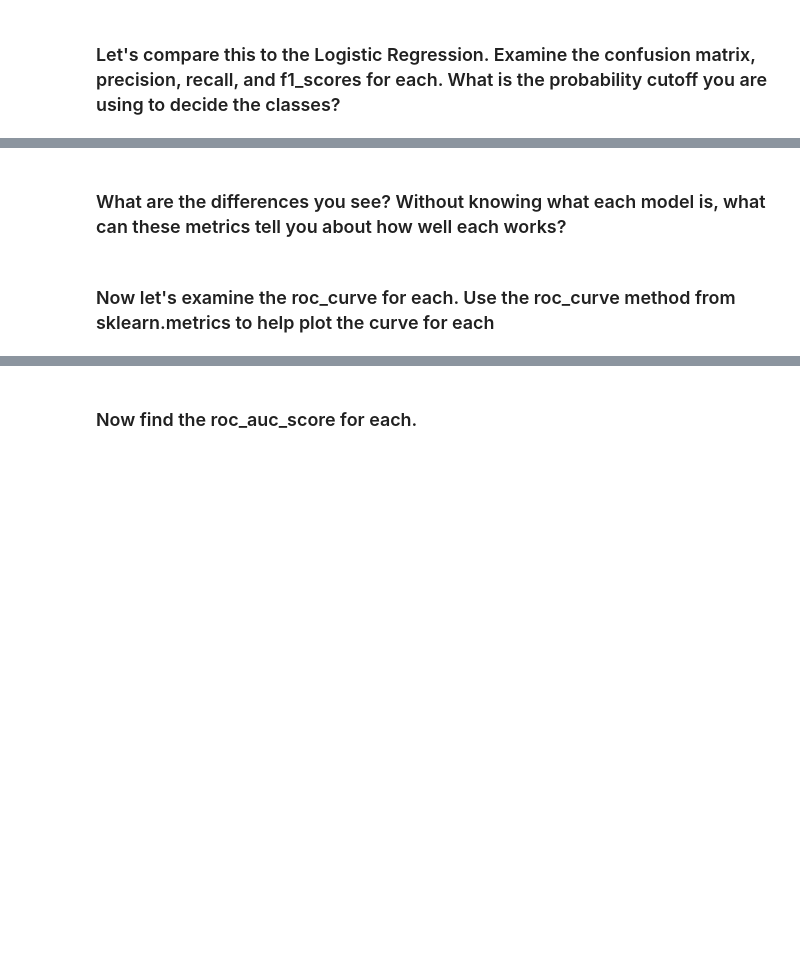
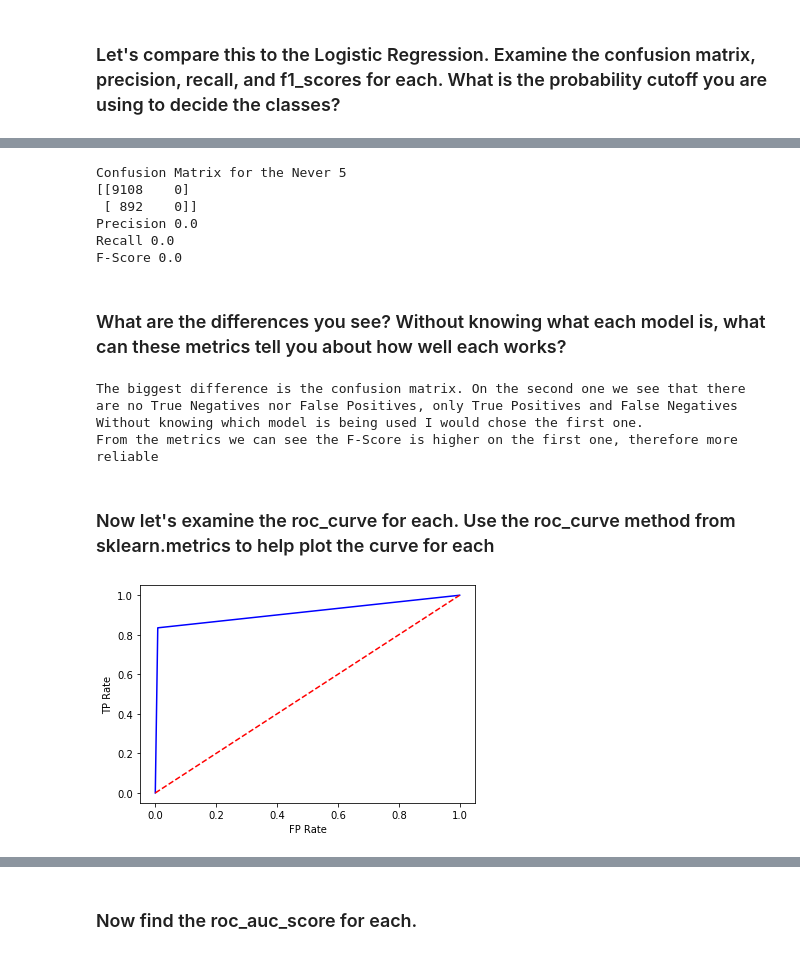
Before and after one commit to pmoreira1/dataV2-labs, a Jupyter notebook: module-3/Evaluation-Recall-and-Precision/your-code/main.ipynb, the cells around one changed output, grey strips where cells are left out. Drawn from its saved outputs; the diff is of its cells as text; code cells hidden in the pictures; blank space fills up the shorter version.

```diff
--- a/module-3/Evaluation-Recall-and-Precision/your-code/main.ipynb
+++ b/module-3/Evaluation-Recall-and-Precision/your-code/main.ipynb
@@ -25,0 +76,3 @@ ImportError: cannot import name 'fetch_mldata' from 'sklearn.datasets' (C:\Users
+# %%
+logreg = LogisticRegression()
+logreg.fit(X_train, y5_train)
@@ -28,3 +100,5 @@ ImportError: cannot import name 'fetch_mldata' from 'sklearn.datasets' (C:\Users
+# %%
+y_pred = logreg.predict(X_test)
 # %% [markdown]
 ### To make some comparisons, we are going to make a very dumb classifier, that never predicts 5s. Build the classifier with the code below, and call it using: never_5_clf = Never5Classifier()
 # %%
@@ -43,4 +139,26 @@ never_5_clf = Never5Classifier()
+# %%
+# Never 5
+print("Confusion Matrix for the Never 5")
+print(confusion_matrix(y5_test, never5_pred))
+print("Precision", precision_score(y5_test, never5_pred))
+print("Recall", recall_score(y5_test, never5_pred))
+print("F-Score", f1_score(y5_test, never5_pred))
+# %% [output]
+Confusion Matrix for the Never 5
+[[9108    0]
+ [ 892    0]]
+Precision 0.0
+Recall 0.0
+F-Score 0.0
 # %% [markdown]
 ### What are the differences you see? Without knowing what each model is, what can these metrics tell you about how well each works?
+# %%
+print("The biggest difference is the confusion matrix. On the second one we see that there are no True Negatives nor False Positives, only True Positives and False Negatives")
+print("Without knowing which model is being used I would chose the first one.")
+print("From the metrics we can see the F-Score is higher on the first one, therefore more reliable")
+# %% [output]
+The biggest difference is the confusion matrix. On the second one we see that there are no True Negatives nor False Positives, only True Positives and False Negatives
+Without knowing which model is being used I would chose the first one.
+From the metrics we can see the F-Score is higher on the first one, therefore more reliable
 # %% [markdown]
 ### Now let's examine the roc_curve for each. Use the roc_curve method from sklearn.metrics to help plot the curve for each
@@ -46,0 +167,10 @@ never_5_clf = Never5Classifier()
+# %%
+# Logistic Regression
+fpr, tpr, threshold = roc_curve(y5_test, y_pred)
+plt.plot(fpr, tpr, 'b')
+plt.plot([0, 1], [0, 1],'r--')
+plt.ylabel('TP Rate')
+plt.xlabel('FP Rate')
+plt.show()
+# %% [output]
+[figure, added]
```
Also changed, not shown: parts of 20 cells of this notebook, 2 other files.
